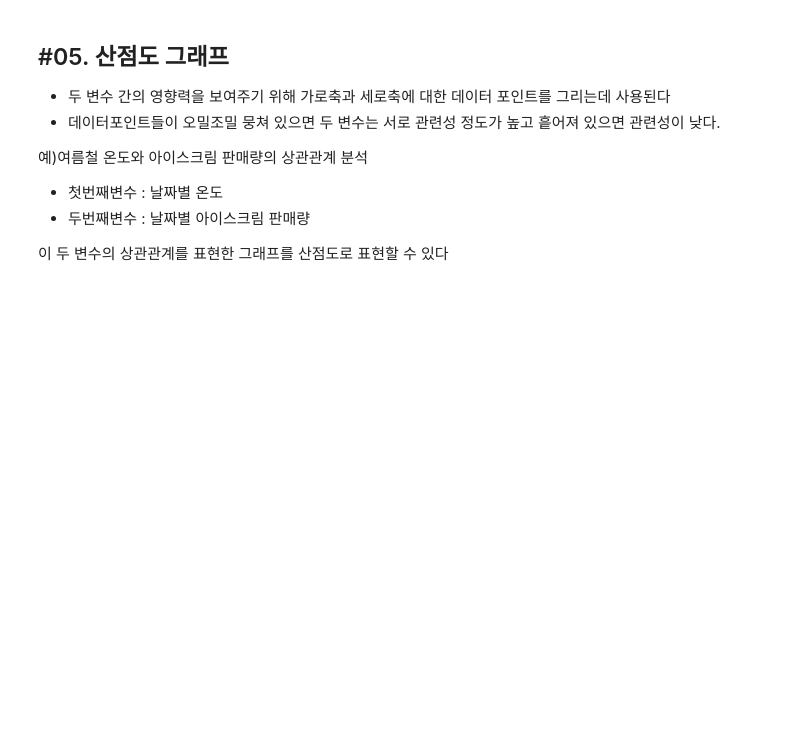
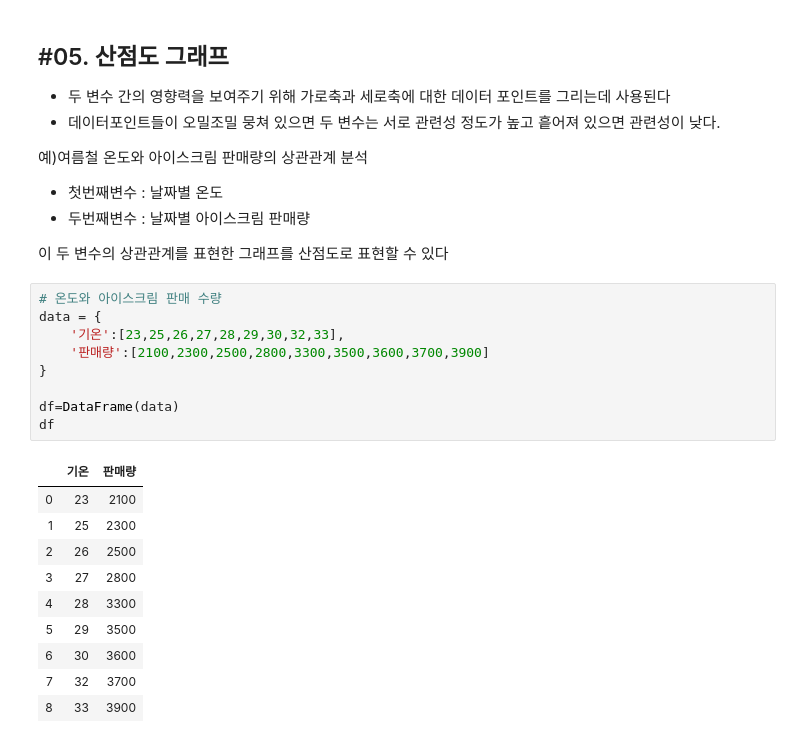
Before and after one commit to nice0001-angelo/DataAnalysis, a Jupyter notebook: 13-Pandas시각화.ipynb, the cells around one changed output. Drawn from its saved outputs; the diff is of its cells as text; blank space fills up the shorter version.

```diff
--- a/13-Pandas시각화.ipynb
+++ b/13-Pandas시각화.ipynb
@@ -327,3 +327,23 @@ pyplot.show()
 - 두번째변수 : 날짜별 아이스크림 판매량
 
 이 두 변수의 상관관계를 표현한 그래프를 산점도로 표현할 수 있다
+# %%
+# 온도와 아이스크림 판매 수량
+data = {
+    '기온':[23,25,26,27,28,29,30,32,33],
+    '판매량':[2100,2300,2500,2800,3300,3500,3600,3700,3900]
+}
+
+df=DataFrame(data)
+df
+# %% [output]
+|  | 기온 | 판매량 |
+| 0 | 23 | 2100 |
+| 1 | 25 | 2300 |
+| 2 | 26 | 2500 |
+| 3 | 27 | 2800 |
+| 4 | 28 | 3300 |
+| 5 | 29 | 3500 |
+| 6 | 30 | 3600 |
+| 7 | 32 | 3700 |
+| 8 | 33 | 3900 |
```
Also changed, not shown: parts of 2 cells of this notebook.
